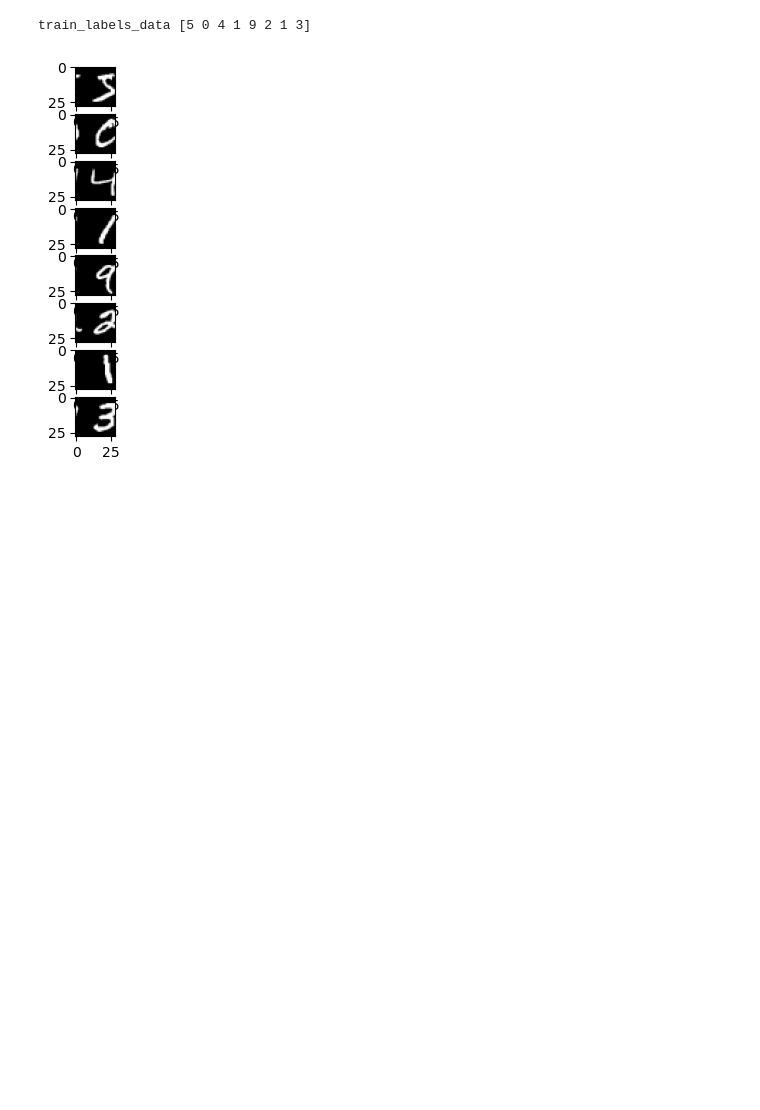
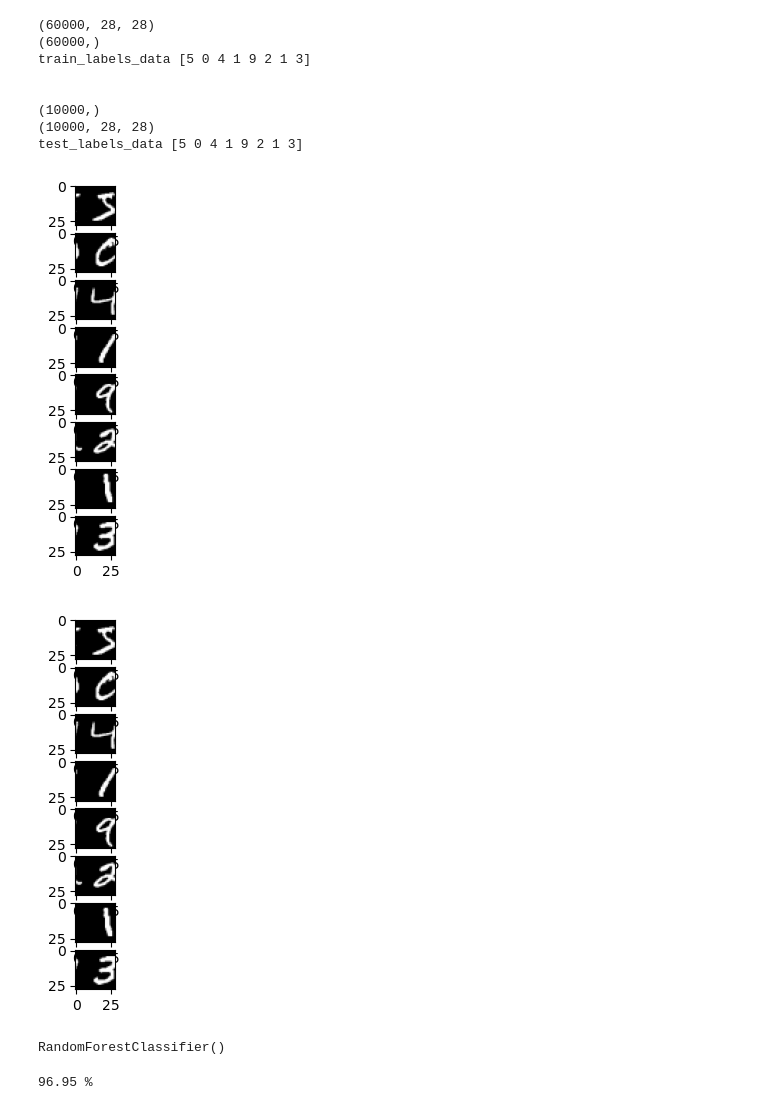
Before and after one commit to amirh-far/MNIST-digit-classifier, a Jupyter notebook: Classifier.ipynb, the cells around one changed output. Saved outputs shown, nothing was run; the diff lists cells and outputs as text; code cells hidden in the pictures; blank space fills up the shorter version.

Commit message:
model trained, predicted with test, accuracy & confusion matrix

```diff
--- a/Classifier.ipynb
+++ b/Classifier.ipynb
@@ -3,7 +4,6 @@ import numpy as np
 import pandas as pd
 import matplotlib.pyplot as plt
 # %%
-import sys
 def load_idx_file(file_path):
     with open(file_path, 'rb') as f:
         # Read the magic number
@@ -22,33 +22,88 @@ path = sys.path[0]
 
 trian_labels_path = path + '/mnist database/train-labels.idx1-ubyte'
 trian_images_path = path + '/mnist database/train-images.idx3-ubyte'
-test_labels_path = path + 'mnist database/t10k-labels.idx1-ubyte'
+test_labels_path = path + '/mnist database/t10k-labels.idx1-ubyte'
 test_images_path = path + '/mnist database/t10k-images.idx3-ubyte'
 
 train_labels_data = load_idx_file(trian_labels_path)
-
 train_images_data = load_idx_file(trian_images_path)
 
+test_labels_data = load_idx_file(test_labels_path)
+test_images_data = load_idx_file(test_images_path)
 
 image_dims = 28 * 28
 
-# Remove the remainder from the one dim ndarray
+
+# Remove the remainder from the one dim ndarray for train_images_data
 additional_photo_pixels_to_be_removed = 8
 train_images_data = train_images_data[:-additional_photo_pixels_to_be_removed]
 
 images_count = train_images_data.shape[0] // image_dims
 
 train_images_data = train_images_data.reshape((images_count, 28, 28))
 
+# Train data testing
 print(train_images_data.shape)
 print(train_labels_data.shape)
 
 # Testing if the deleted data reordered the rest of the data:
 print(f"train_labels_data {train_labels_data[:8]}")
 
 fig, axes = plt.subplots(8,1)
 for i in range(0,8):
     axes[i].imshow(train_images_data[i], cmap="gray", )
+
+
+# Remove the remainder from the one dim ndarray for train_images_data
+additional_photos_to_be_removed = 8
+test_images_data = test_images_data[:-additional_photos_to_be_removed]
+
+images_count = test_images_data.shape[0] // image_dims
+
+test_images_data = test_images_data.reshape((images_count, 28, 28))
+
+# Test data testing
+print(f"\n\n{test_labels_data.shape}")
+print(test_images_data.shape)
+
+# Testing if the deleted data reordered the rest of the data:
+print(f"test_labels_data {train_labels_data[:8]}")
+
+fig, axes = plt.subplots(8,1)
+for i in range(0,8):
+    axes[i].imshow(train_images_data[i], cmap="gray", )
 # %% [output]
+(60000, 28, 28)
+(60000,)
 train_labels_data [5 0 4 1 9 2 1 3]
+
+
+(10000,)
+(10000, 28, 28)
+test_labels_data [5 0 4 1 9 2 1 3]
 [figure]
+[figure, added]
+# %%
+# Apply the model
+from sklearn.ensemble import RandomForestClassifier
+
+X_train = train_images_data.reshape(60000, 784)
+y_train = train_labels_data
+
+model = RandomForestClassifier()
+model.fit(X_train, y_train)
+# %% [output]
+RandomForestClassifier()
+# %%
+# Prediction & Accuracy
+from sklearn.metrics import accuracy_score
+
+X_test = test_images_data.reshape(10000, 784)
+y_test = test_labels_data
+
+y_prediction = model.predict(X_test)
+test_accuracy = accuracy_score(y_true=y_test, y_pred=y_prediction)
+
+print(f"{test_accuracy * 100} %")
+# %% [output]
+96.95 %
```
Also changed, not shown: parts of 2 cells of this notebook.
